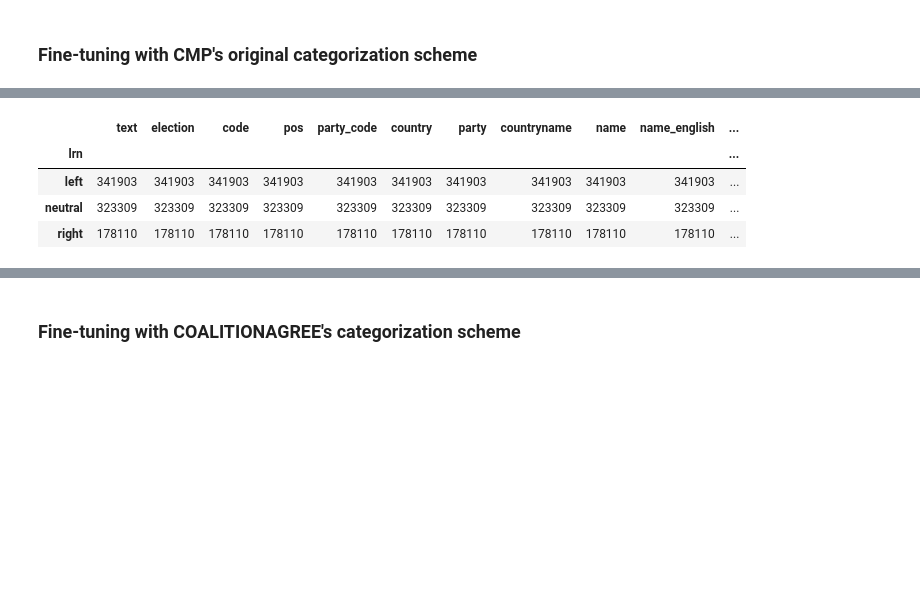
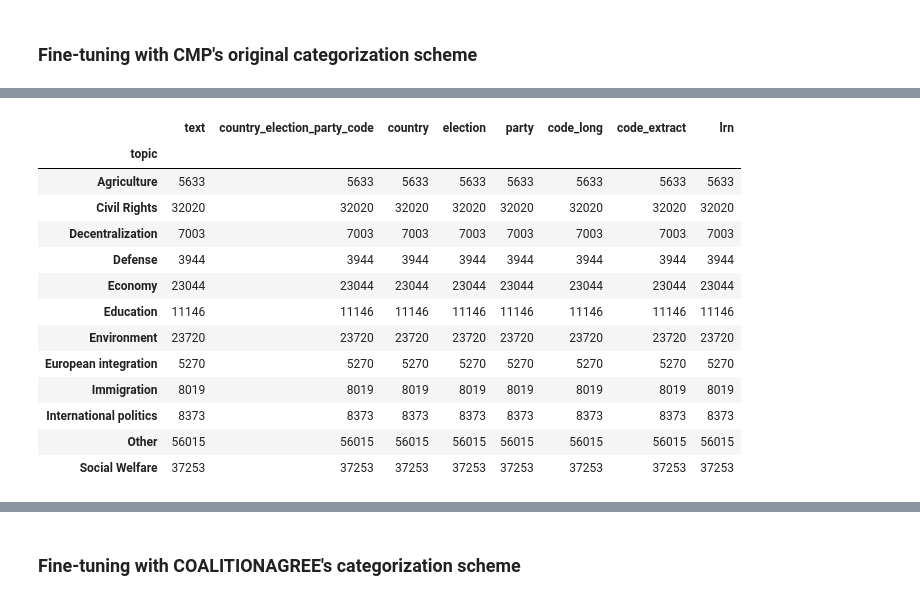
Before and after one commit to hungnguyen167/ContextScale, a Jupyter notebook: 03_main_analyses.ipynb, the cells around one changed output, grey strips where cells are left out. Drawn from its saved outputs; the diff is of its cells as text; code cells hidden in the pictures; blank space fills up the shorter version.

```diff
--- a/03_main_analyses.ipynb
+++ b/03_main_analyses.ipynb
@@ -193,9 +198,18 @@ manifesto_regrouped.groupby('lrn').count()
 # %%
-manifesto.groupby('lrn').count()
+manifesto_regrouped.groupby('topic').count()
 # %% [output]
-|  | text | election | code | pos | party_code | country | party | countryname | name | name_english | ... |
-| lrn |  |  |  |  |  |  |  |  |  |  | ... |
-| left | 341903 | 341903 | 341903 | 341903 | 341903 | 341903 | 341903 | 341903 | 341903 | 341903 | ... |
-| neutral | 323309 | 323309 | 323309 | 323309 | 323309 | 323309 | 323309 | 323309 | 323309 | 323309 | ... |
-| right | 178110 | 178110 | 178110 | 178110 | 178110 | 178110 | 178110 | 178110 | 178110 | 178110 | ... |
+|  | text | country_election_party_code | country | election | party | code_long | code_extract | lrn |
+| topic |  |  |  |  |  |  |  |  |
+| Agriculture | 5633 | 5633 | 5633 | 5633 | 5633 | 5633 | 5633 | 5633 |
+| Civil Rights | 32020 | 32020 | 32020 | 32020 | 32020 | 32020 | 32020 | 32020 |
+| Decentralization | 7003 | 7003 | 7003 | 7003 | 7003 | 7003 | 7003 | 7003 |
+| Defense | 3944 | 3944 | 3944 | 3944 | 3944 | 3944 | 3944 | 3944 |
+| Economy | 23044 | 23044 | 23044 | 23044 | 23044 | 23044 | 23044 | 23044 |
+| Education | 11146 | 11146 | 11146 | 11146 | 11146 | 11146 | 11146 | 11146 |
+| Environment | 23720 | 23720 | 23720 | 23720 | 23720 | 23720 | 23720 | 23720 |
+| European integration | 5270 | 5270 | 5270 | 5270 | 5270 | 5270 | 5270 | 5270 |
+| Immigration | 8019 | 8019 | 8019 | 8019 | 8019 | 8019 | 8019 | 8019 |
+| International politics | 8373 | 8373 | 8373 | 8373 | 8373 | 8373 | 8373 | 8373 |
+| Other | 56015 | 56015 | 56015 | 56015 | 56015 | 56015 | 56015 | 56015 |
+| Social Welfare | 37253 | 37253 | 37253 | 37253 | 37253 | 37253 | 37253 | 37253 |
 # %%
```
Also changed, not shown: parts of 77 cells of this notebook, 3 other files.
